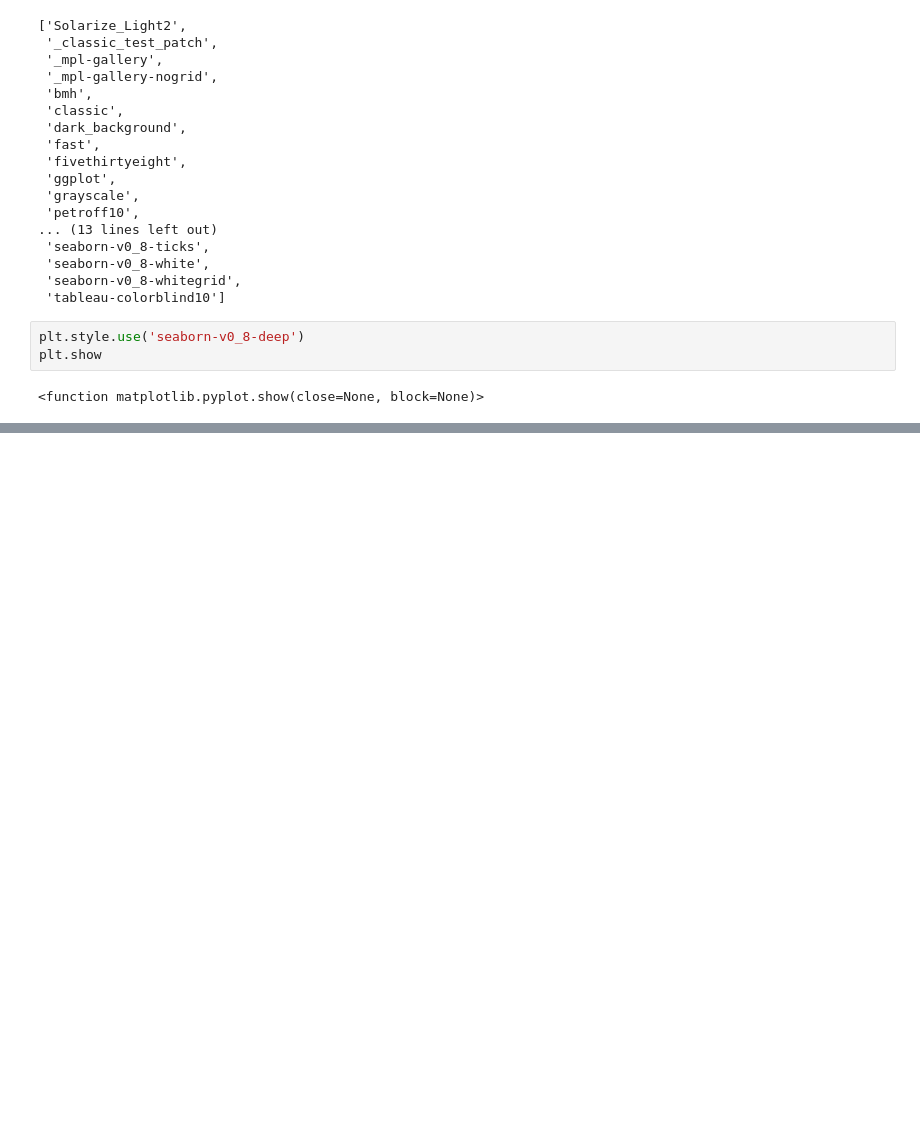
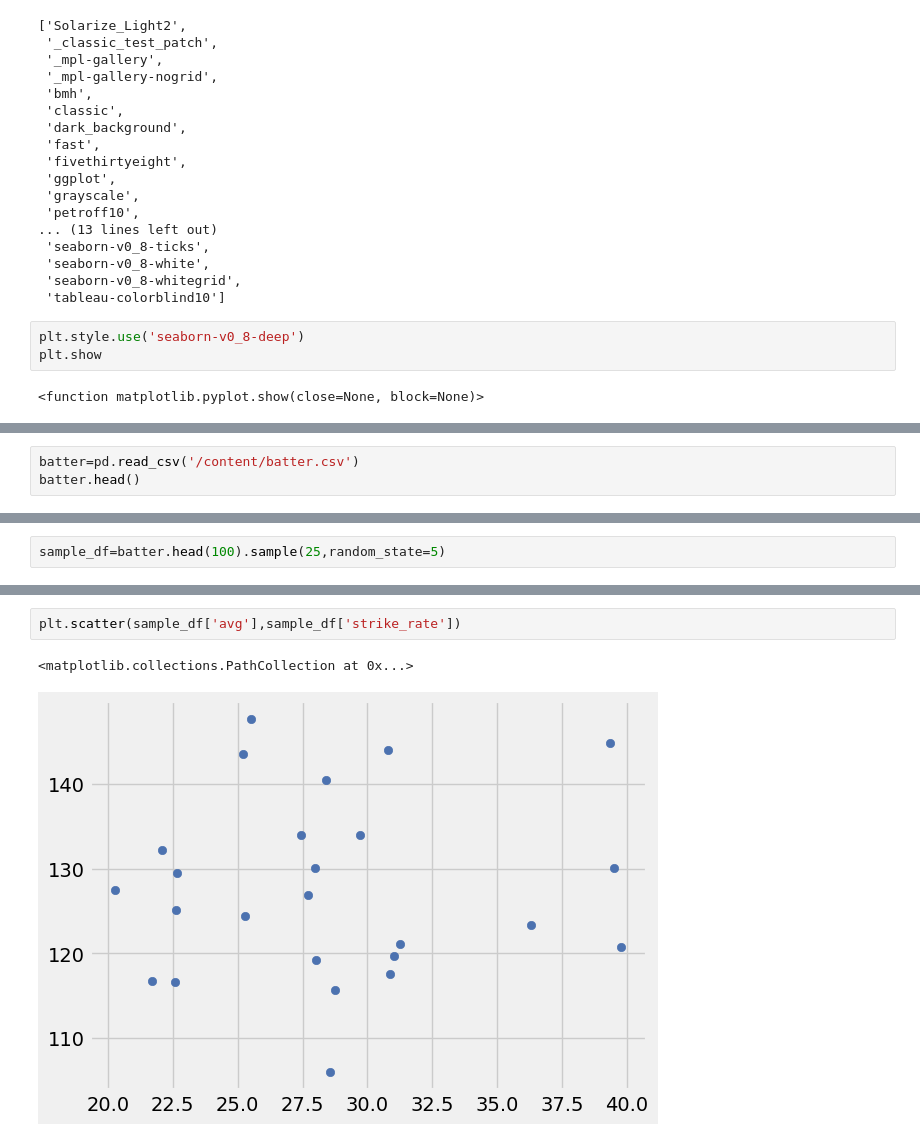
Before and after one commit to raunakdwivedi03/Data_Visualization_Library, a Jupyter notebook: Matplotlib.ipynb, the cells around one changed output, grey strips where cells are left out. Drawn from its saved outputs; the diff is of its cells as text; blank space fills up the shorter version.

```diff
--- a/Matplotlib.ipynb
+++ b/Matplotlib.ipynb
@@ -482,0 +547,3 @@ plt.savefig('histogram.png')
+# %%
+batter=pd.read_csv('/content/batter.csv')
+batter.head()
@@ -482,0 +557,2 @@ plt.savefig('histogram.png')
+# %%
+sample_df=batter.head(100).sample(25,random_state=5)
@@ -482,0 +579,5 @@ plt.savefig('histogram.png')
+# %%
+plt.scatter(sample_df['avg'],sample_df['strike_rate'])
+# %% [output]
+<matplotlib.collections.PathCollection at 0x...>
+[figure, added]
```
Also changed, not shown: parts of 60 cells of this notebook.
